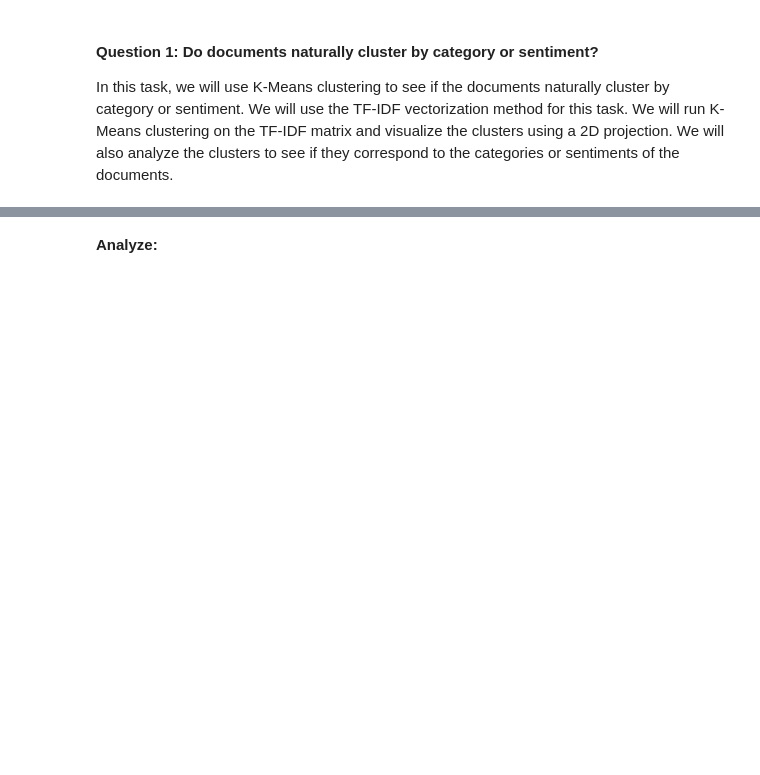
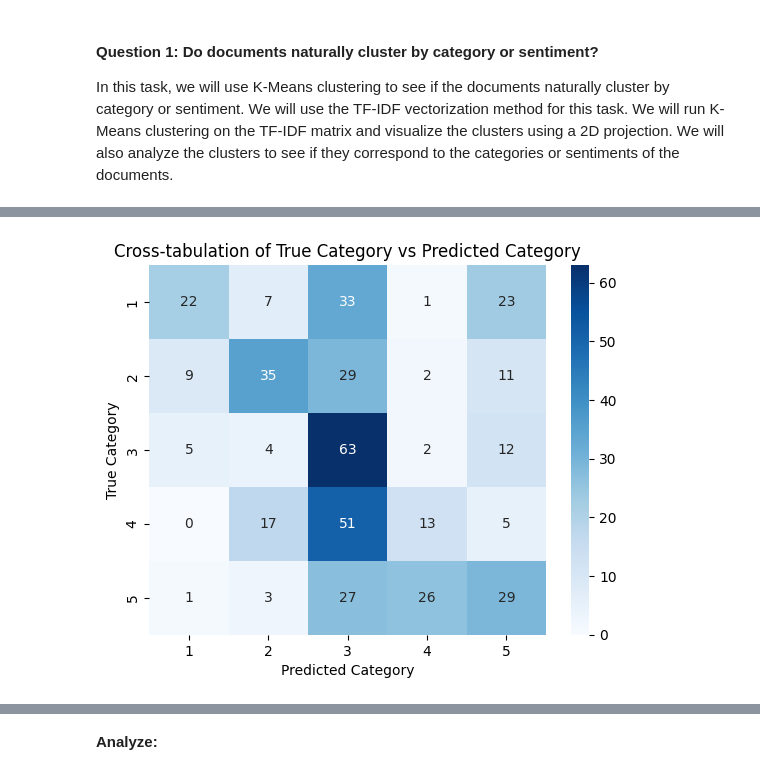
Before and after one commit to christiewong219/Team-5-CS105-Final-Project, a Jupyter notebook: Team5_CS105_Final_Project.ipynb, the cells around one changed output, grey strips where cells are left out. Cells and saved outputs as stored; diff of their text form; code cells hidden in the pictures; blank space fills up the shorter version.

```diff
--- a/Team5_CS105_Final_Project.ipynb
+++ b/Team5_CS105_Final_Project.ipynb
@@ -643,0 +593,79 @@ positive           46  140  62
+# %%
+from scipy.optimize import linear_sum_assignment
+from sklearn.preprocessing import Normalizer
+
+tfidf_vectorizer = TfidfVectorizer(
+    stop_words='english',
+    max_df=0.85,
+    min_df=2,
+    ngram_range=(1, 2)
+)
+
+min_category = df['category_1'].value_counts().min()
+min_sentiment = df['sentiment'].value_counts().min()
+print(min_category)
+print(min_sentiment)
+
+df_bal_cate = df.groupby('category_1').sample(n=min_category, random_state=RANDOM_STATE).copy()
+df_bal_sent = df.groupby('sentiment').sample(n=min_sentiment, random_state=RANDOM_STATE).copy()
+print(df_bal_cate['category_1'].value_counts())
+print(df_bal_sent['sentiment'].value_counts())
+
+# K-mean clustering with TF-IDF features on catergory
+X_tfidf_cate = tfidf_vectorizer.fit_transform(df_bal_cate['text'])
+normalizer = Normalizer(copy=False)
+X_tfidf_norm = normalizer.fit_transform(X_tfidf_cate).toarray()
+
+kmeans_category = KMeans(n_clusters=5, init='k-means++', n_init=15,random_state=RANDOM_STATE)
+raw_categories = kmeans_category.fit_predict(X_tfidf_norm)
+df_bal_cate['cluster_category'] = raw_categories +1
+#print(df['cluster_category'].value_counts())
+
+raw_cross_tab_cate = pd.crosstab(df_bal_cate['category_1'], df_bal_cate['cluster_category'])
+row_ind, col_ind = linear_sum_assignment(-raw_cross_tab_cate.values)
+
+# Create the decoder map (e.g., if Cluster 5 is mostly Cat 1, map 5 -> 1)
+cluster_to_true_map = {
+    raw_cross_tab_cate.columns[col]: raw_cross_tab_cate.index[row]
+    for row, col in zip(row_ind, col_ind)
+}
+
+# Create new formal columns using the True vs Predicted standard
+df_bal_cate['True Category'] = df_bal_cate['category_1']
+df_bal_cate['Predicted Category'] = df_bal_cate['cluster_category'].map(cluster_to_true_map)
+
+# K-mean clustering with TF-IDF features on sentiment - 0: negative, 1: neutral, 2: positive
+X_tfidf_sentiment = tfidf_vectorizer.transform(df_bal_sent['text']).toarray()
+kmeans_sentiment = KMeans(n_clusters=3, init='k-means++', n_init=15,random_state=RANDOM_STATE)
+df_bal_sent['cluster_sentiment'] = kmeans_sentiment.fit_predict(X_tfidf_sentiment)
+#print(df['cluster_sentiment'].value_counts())
+
+raw_cross_tab_sent = pd.crosstab(df_bal_sent['sentiment'], df_bal_sent['cluster_sentiment'])
+row_ind_s, col_ind_s = linear_sum_assignment(-raw_cross_tab_sent.values)
+
+sentiment_to_true_map = {
+    raw_cross_tab_sent.columns[col]: raw_cross_tab_sent.index[row]
+    for row, col in zip(row_ind_s, col_ind_s)
+}
+
+df_bal_sent['True Sentiment'] = df_bal_sent['sentiment']
+df_bal_sent['Predicted Sentiment'] = df_bal_sent['cluster_sentiment'].map(sentiment_to_true_map)
+
+cross_tab_category1 = pd.crosstab(df_bal_cate['True Category'], df_bal_cate['Predicted Category'])
+cross_tab_sentiment = pd.crosstab(df_bal_sent['True Sentiment'], df_bal_sent['Predicted Sentiment'])
+print("Cross-tabulation of True Category vs Predicted Category")
+print(cross_tab_category1)
+print("\nCross-tabulation of True Category vs Predicted Category")
+print(cross_tab_sentiment)
+sns.heatmap(cross_tab_category1, annot=True, fmt='d', cmap='Blues')
+plt.title("Cross-tabulation of True Category vs Predicted Category")
+plt.xlabel("Predicted Category")
+plt.ylabel("True Category")
+plt.show()
+
+sns.heatmap(cross_tab_sentiment, annot=True, fmt='d', cmap='Oranges')
+plt.title("Cross-tabulation of True Category vs Predicted Category")
+plt.xlabel("Predicted Sentiment")
+plt.ylabel("True Sentiment")
+plt.show()
+# %% [output]
@@ -643,0 +689 @@ positive           46  140  62
+[figure, added]
```
Also changed, not shown: parts of 7 cells of this notebook.
